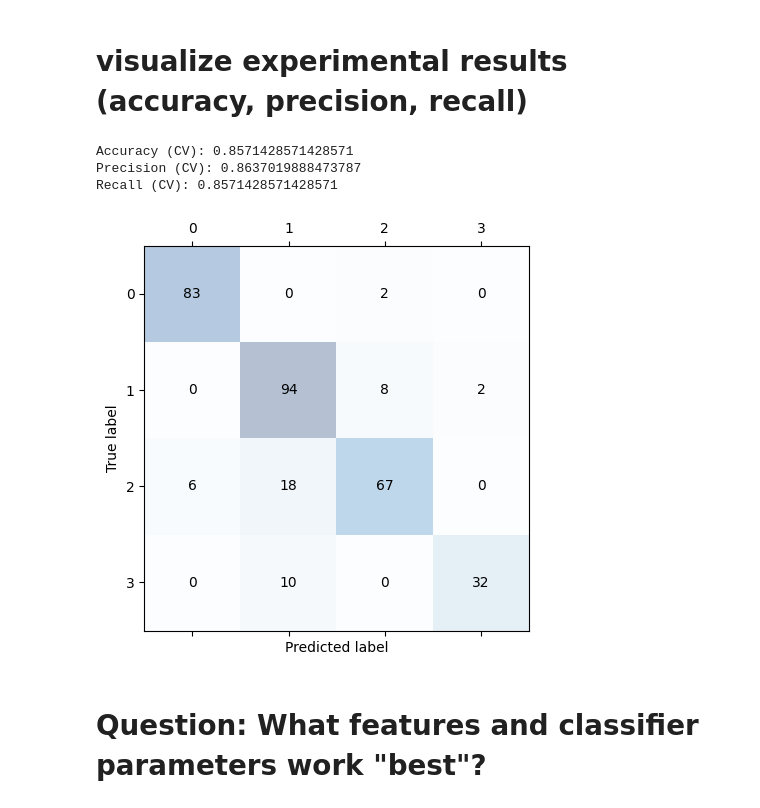
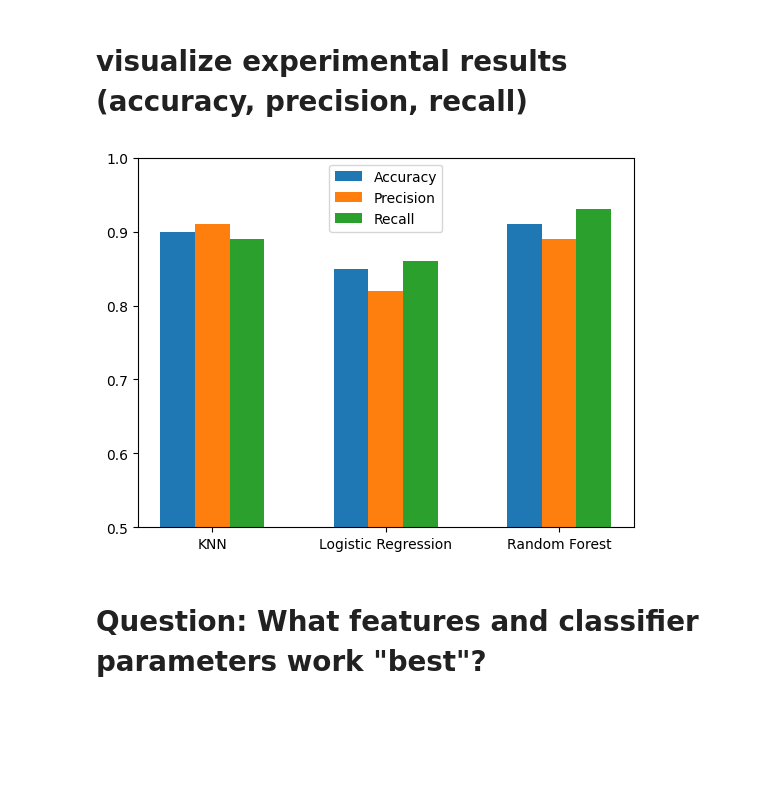
Before and after one commit to PatRakowicz/College-CS, a Jupyter notebook: CS-303/HW7/Homework_07-UserKnowledge.ipynb, the cells around one changed output. Drawn from its saved outputs; the diff is of its cells as text; code cells hidden in the pictures; blank space fills up the shorter version.

```diff
--- a/CS-303/HW7/Homework_07-UserKnowledge.ipynb
+++ b/CS-303/HW7/Homework_07-UserKnowledge.ipynb
@@ -66,28 +78,19 @@ ValueError: Found array with 0 sample(s) (shape=(0, 5)) while a minimum of 1 is
 # %% [markdown]
 # visualize experimental results (accuracy, precision, recall)
-# %%
-y_pred_cv = cross_val_predict(knn, X, y, cv=5)
-print('Accuracy (CV):', accuracy_score(y, y_pred_cv))
-print('Precision (CV):', precision_score(y, y_pred_cv, average='weighted'))
-print('Recall (CV):', recall_score(y, y_pred_cv, average='weighted'))
-
-from sklearn.metrics import confusion_matrix
-conf_mat = confusion_matrix(y, y_pred_cv)
-fig, ax = plt.subplots(figsize=(5,5))
-ax.matshow(conf_mat, cmap=plt.cm.Blues, alpha=0.3)
-for i in range(conf_mat.shape[0]):
-    for j in range(conf_mat.shape[1]):
-        ax.text(x=j, y=i,
-                s=conf_mat[i, j],
-                va='center', ha='center')
-plt.xlabel('Predicted label')
-plt.ylabel('True label')
-plt.show()
-# %% [output]
-Accuracy (CV): 0.8571428571428571
-Precision (CV): 0.8637019888473787
-Recall (CV): 0.8571428571428571
-[figure, removed]
+# %%
+scores = {'Accuracy': [0.9, 0.85, 0.91], 'Precision': [0.91, 0.82, 0.89], 'Recall': [0.89, 0.86, 0.93]}
+models = ['KNN', 'Logistic Regression', 'Random Forest']
+x_pos = np.arange(len(models))
+
+plt.bar(x_pos - 0.2, scores['Accuracy'], width=0.2, label='Accuracy')
+plt.bar(x_pos, scores['Precision'], width=0.2, label='Precision')
+plt.bar(x_pos + 0.2, scores['Recall'], width=0.2, label='Recall')
+plt.xticks(x_pos, models)
+plt.ylim((0.5, 1))
+plt.legend()
+plt.show()
+# %% [output]
+[figure, added]
 # %% [markdown]
 # Question: What features and classifier parameters work "best"?
 # %% [markdown]
```
Also changed, not shown: parts of 6 cells of this notebook.
